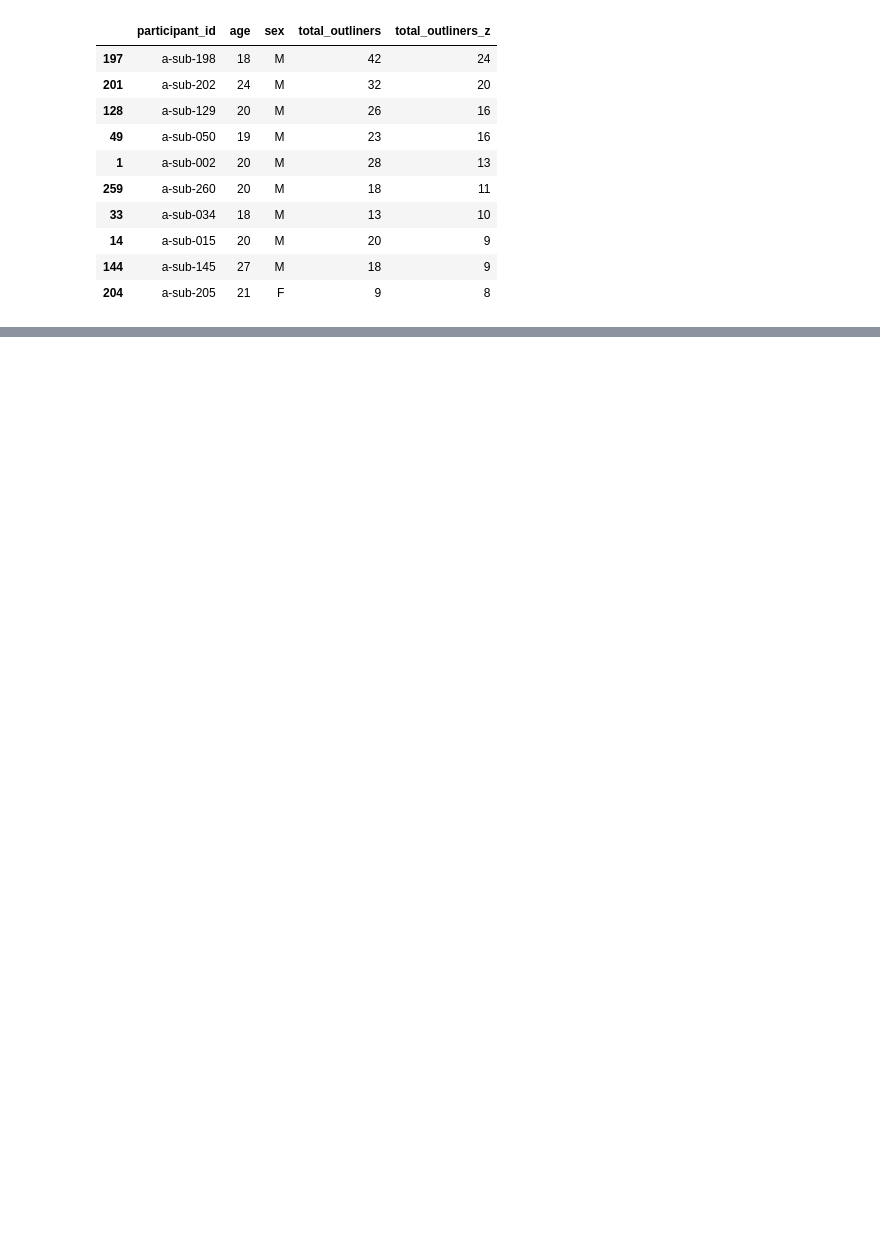
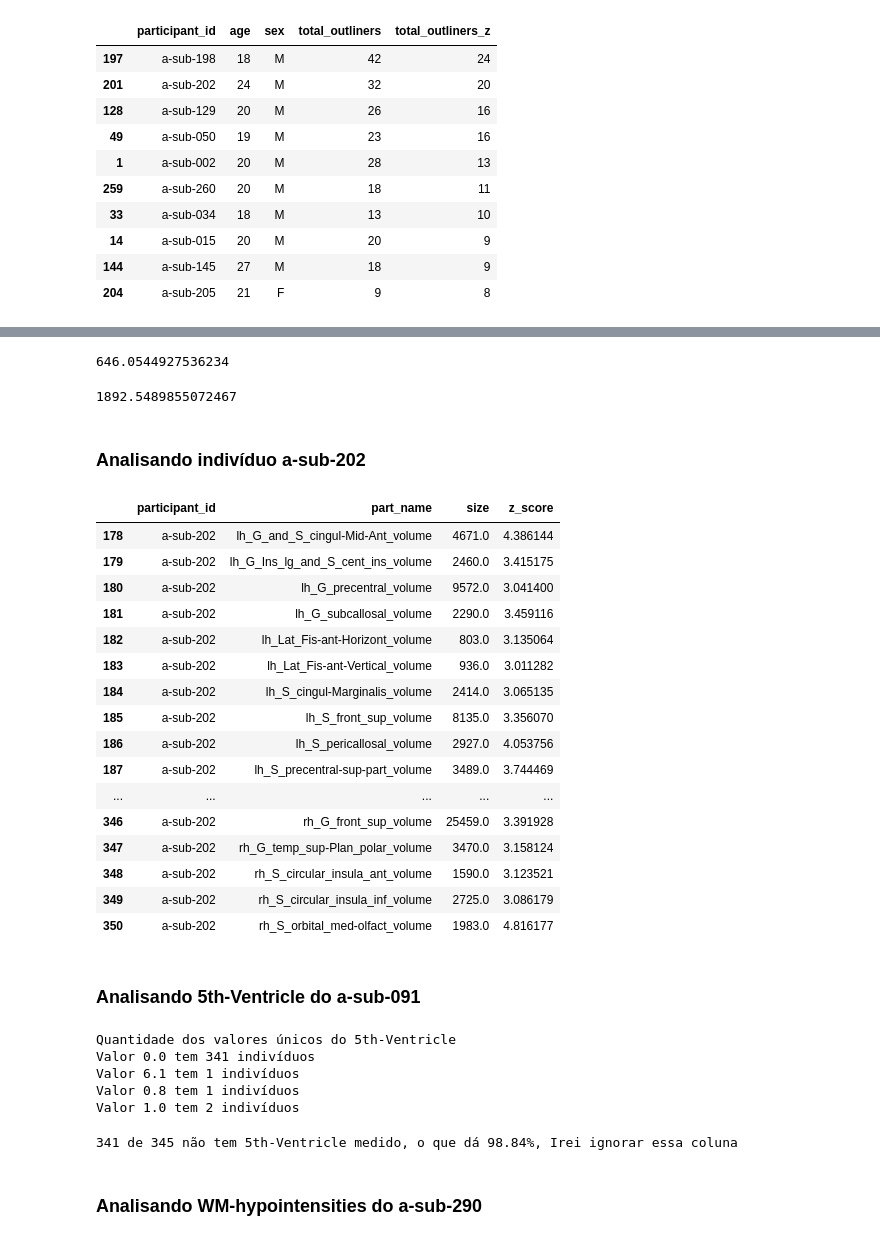
Before and after one commit to erikohara/tcc_eniac, a Jupyter notebook: MachineLearningMultipleIntelligence.ipynb, the cells around one changed output, grey strips where cells are left out. Drawn from its saved outputs; the diff is of its cells as text; code cells hidden in the pictures; blank space fills up the shorter version.

```diff
--- a/MachineLearningMultipleIntelligence.ipynb
+++ b/MachineLearningMultipleIntelligence.ipynb
@@ -212,0 +289,48 @@ df_participants.sort_values('total_outliners_z', ascending=False).head(10)
+# %%
+# Verificando o Right-Accumbens-area, pois achei que o Right-Caudate poderia estar maior por estar pegando um pedaço dele.
+# Mas pelo que vi o Right-Accumbens-are do 198 ainda está maior que a média
+df_seg['Right-Accumbens-area'].mean()
+# %% [output]
+646.0544927536234
+# %%
+df_seg['Right-Amygdala'].mean()
+# %% [output]
+1892.5489855072467
+# %% [markdown]
+### Analisando indivíduo a-sub-202
+# %%
+outliners_z_parts.loc[outliners_z_parts['participant_id'] == 'a-sub-202']
+# %% [output]
+|  | participant_id | part_name | size | z_score |
+| 178 | a-sub-202 | lh_G_and_S_cingul-Mid-Ant_volume | 4671.0 | 4.386144 |
+| 179 | a-sub-202 | lh_G_Ins_lg_and_S_cent_ins_volume | 2460.0 | 3.415175 |
+| 180 | a-sub-202 | lh_G_precentral_volume | 9572.0 | 3.041400 |
+| 181 | a-sub-202 | lh_G_subcallosal_volume | 2290.0 | 3.459116 |
+| 182 | a-sub-202 | lh_Lat_Fis-ant-Horizont_volume | 803.0 | 3.135064 |
+| 183 | a-sub-202 | lh_Lat_Fis-ant-Vertical_volume | 936.0 | 3.011282 |
+| 184 | a-sub-202 | lh_S_cingul-Marginalis_volume | 2414.0 | 3.065135 |
+| 185 | a-sub-202 | lh_S_front_sup_volume | 8135.0 | 3.356070 |
+| 186 | a-sub-202 | lh_S_pericallosal_volume | 2927.0 | 4.053756 |
+| 187 | a-sub-202 | lh_S_precentral-sup-part_volume | 3489.0 | 3.744469 |
+| ... | ... | ... | ... | ... |
+| 346 | a-sub-202 | rh_G_front_sup_volume | 25459.0 | 3.391928 |
+| 347 | a-sub-202 | rh_G_temp_sup-Plan_polar_volume | 3470.0 | 3.158124 |
+| 348 | a-sub-202 | rh_S_circular_insula_ant_volume | 1590.0 | 3.123521 |
+| 349 | a-sub-202 | rh_S_circular_insula_inf_volume | 2725.0 | 3.086179 |
+| 350 | a-sub-202 | rh_S_orbital_med-olfact_volume | 1983.0 | 4.816177 |
+# %% [markdown]
+### Analisando 5th-Ventricle do a-sub-091
+# %%
+print("Quantidade dos valores únicos do 5th-Ventricle")
+for uniq_value in df_seg['5th-Ventricle'].unique():
+  print("Valor {} tem {} indivíduos".format(uniq_value, len(df_seg[df_seg['5th-Ventricle'] == uniq_value])))
+# %% [output]
+Quantidade dos valores únicos do 5th-Ventricle
+Valor 0.0 tem 341 indivíduos
+Valor 6.1 tem 1 indivíduos
+Valor 0.8 tem 1 indivíduos
+Valor 1.0 tem 2 indivíduos
+# %%
+print("341 de 345 não tem 5th-Ventricle medido, o que dá {:.2f}%, Irei ignorar essa coluna".format(341/345*100))
+# %% [output]
+341 de 345 não tem 5th-Ventricle medido, o que dá 98.84%, Irei ignorar essa coluna
@@ -212,0 +339,2 @@ df_participants.sort_values('total_outliners_z', ascending=False).head(10)
+# %% [markdown]
+### Analisando WM-hypointensities do a-sub-290
```
Also changed, not shown: parts of 39 cells of this notebook.
